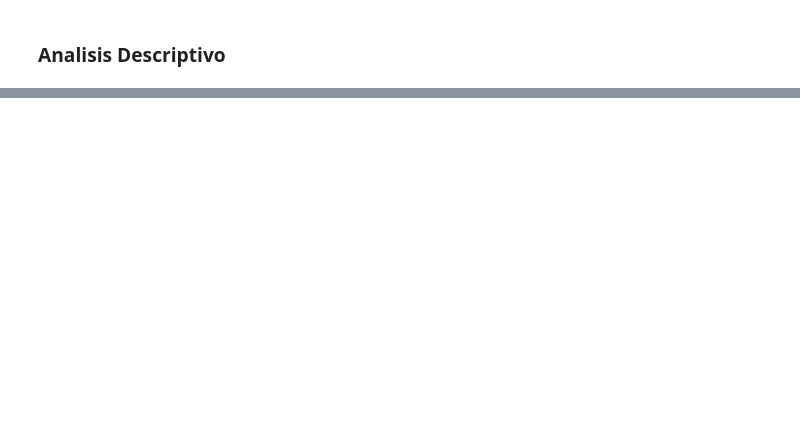
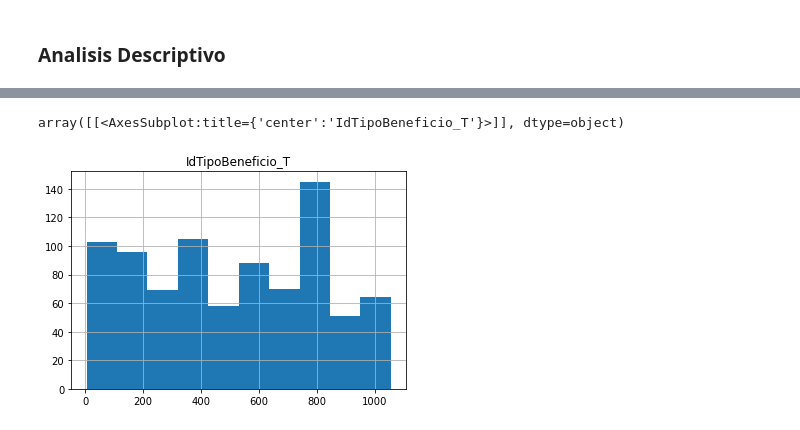
Before and after one commit to codebusters-MIAD/rasa-alpes-project, a Jupyter notebook: entendimiento/fuente_tipos_beneficio.ipynb, the cells around one changed output, grey strips where cells are left out. Saved outputs shown, nothing was run; the diff lists cells and outputs as text; code cells hidden in the pictures; blank space fills up the shorter version.

Commit message:
Versión final fuentes tipos beneficios

```diff
--- a/entendimiento/fuente_tipos_beneficio.ipynb
+++ b/entendimiento/fuente_tipos_beneficio.ipynb
@@ -201,6 +203,8 @@ spark = create_spark_session(path_jar_driver)
 # %%
 conn = MySQLConnector(spark=spark, connection_properties=connection_properties, url=default_string_connection)
 # %%
-sql_benefits = 'RaSaTransaccional.FuenteTiposBeneficio_Copia_E'
+sql_beneficios = 'RaSaTransaccional.FuenteTiposBeneficio_Copia_E'
+sql_planes = 'RaSaTransaccional.FuentePlanesBeneficio_Copia_E'
 # %%
-beneficios  = conn.get_dataframe(sql_benefits)
+beneficios  = conn.get_dataframe(sql_beneficios)
+planes = conn.get_dataframe(sql_planes)
@@ -286,0 +621,5 @@ A continuación se muestran las reglas de negocio dadas que tienen relación con
+# %%
+beneficios.select('IdTipoBeneficio_T').toPandas().hist()
+# %% [output]
+array([[<AxesSubplot:title={'center':'IdTipoBeneficio_T'}>]], dtype=object)
+[figure, added]
```
Also changed, not shown: parts of 53 cells of this notebook.
